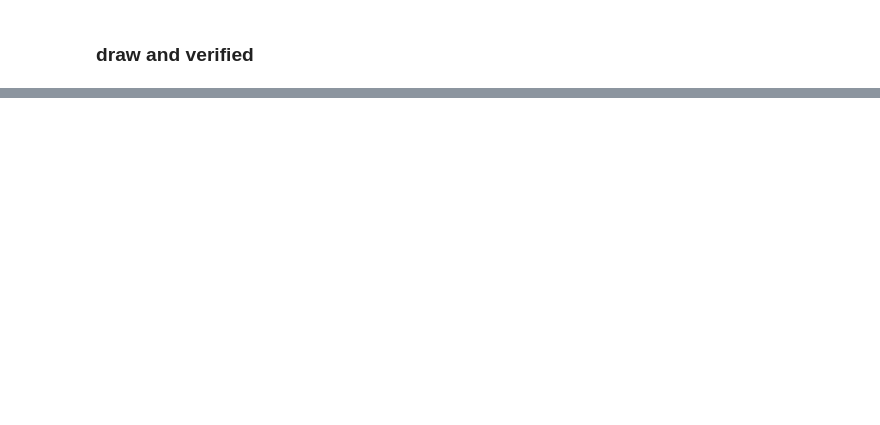
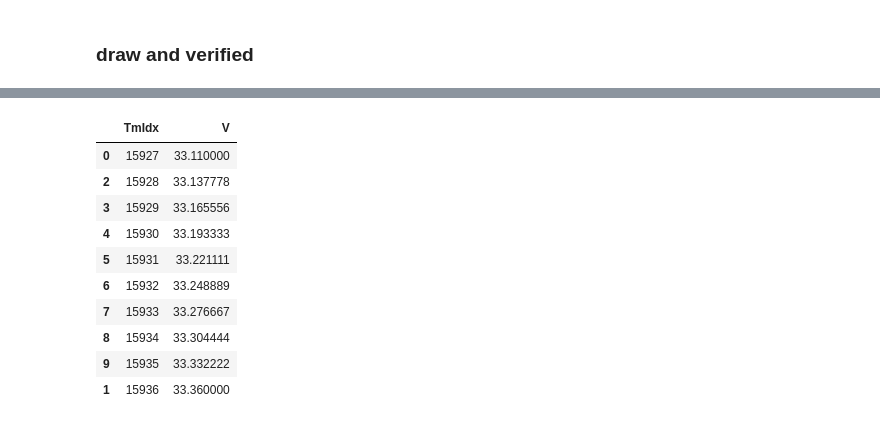
Before and after one commit to Audrey-Zhang/trading, a Jupyter notebook: LayerModel5.ipynb, the cells around one changed output, grey strips where cells are left out. Cells and saved outputs as stored; diff of their text form; code cells hidden in the pictures; blank space fills up the shorter version.

```diff
--- a/LayerModel5.ipynb
+++ b/LayerModel5.ipynb
@@ -465,0 +714,14 @@ draw([Stick.lv_L, TrendLv1.lv_L, TrendLv2.lv_L])
+# %%
+df_p
+# %% [output]
+|  | TmIdx | V |
+| 0 | 15927 | 33.110000 |
+| 2 | 15928 | 33.137778 |
+| 3 | 15929 | 33.165556 |
+| 4 | 15930 | 33.193333 |
+| 5 | 15931 | 33.221111 |
+| 6 | 15932 | 33.248889 |
+| 7 | 15933 | 33.276667 |
+| 8 | 15934 | 33.304444 |
+| 9 | 15935 | 33.332222 |
+| 1 | 15936 | 33.360000 |
```
Also changed, not shown: parts of 91 cells of this notebook, 40 other files.
